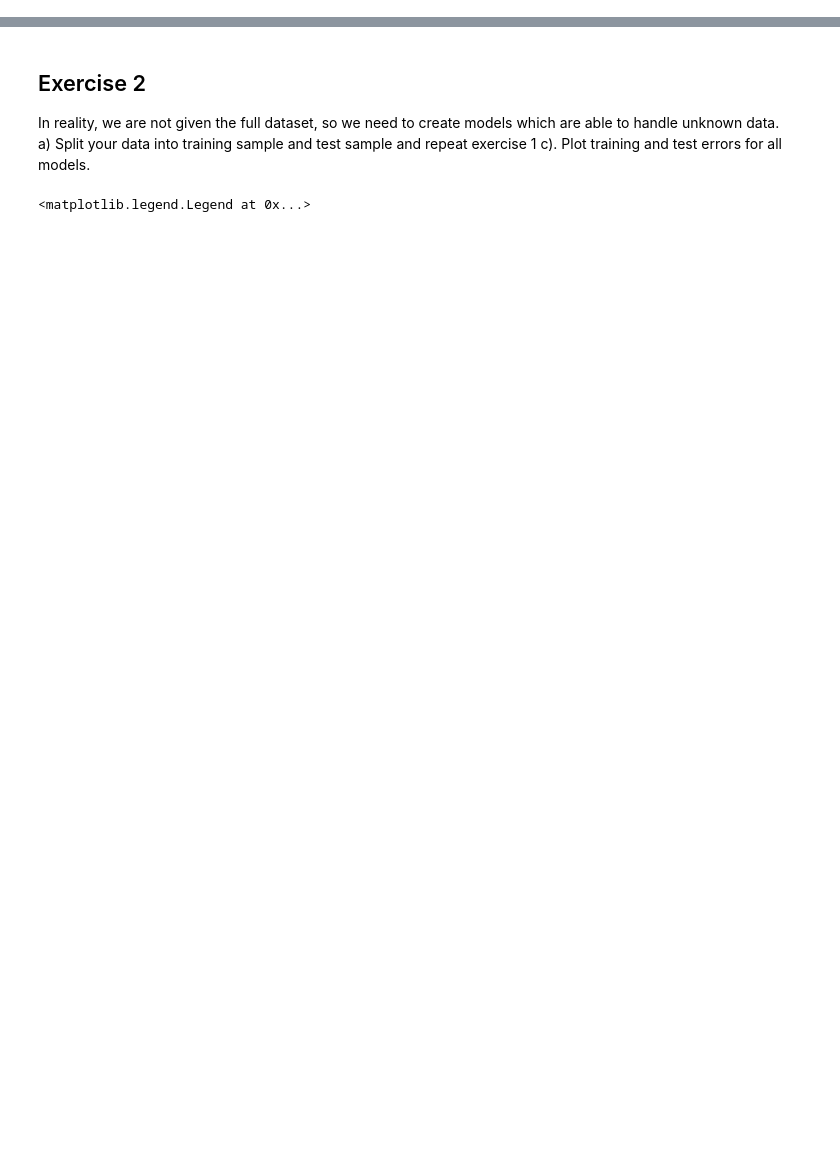
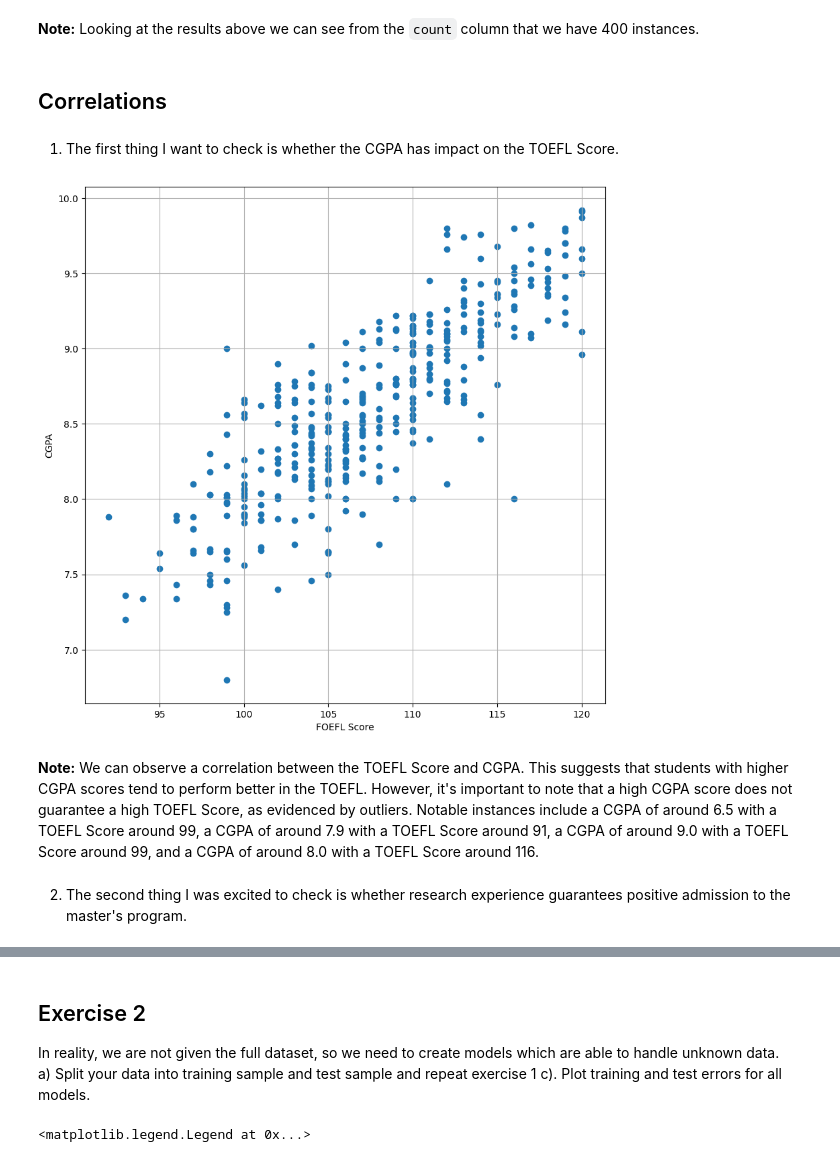
Before and after one commit to qojigedou/data_science, a Jupyter notebook: Assignment_opt_2_3_with_code.ipynb, the cells around one changed output, grey strips where cells are left out. Saved outputs shown, nothing was run; the diff lists cells and outputs as text; code cells hidden in the pictures; blank space fills up the shorter version.

```diff
--- a/Assignment_opt_2_3_with_code.ipynb
+++ b/Assignment_opt_2_3_with_code.ipynb
@@ -15,0 +87,19 @@ df = pd.read_csv('Admission_Predict.csv')
+# %% [markdown]
+**Note:** Looking at the results above we can see from the `count` column that we have 400 instances.
+# %% [markdown]
+## Correlations
+# %% [markdown]
+1. The first thing I want to check is whether the CGPA has impact on the TOEFL Score.
+# %%
+plt.scatter(df['TOEFL Score'], df['CGPA'])
+
+plt.xlabel("FOEFL Score")
+plt.ylabel("CGPA")
+
+plt.grid()
+# %% [output]
+[figure, added]
+# %% [markdown]
+**Note:** We can observe a correlation between the TOEFL Score and CGPA. This suggests that students with higher CGPA scores tend to perform better in the TOEFL. However, it's important to note that a high CGPA score does not guarantee a high TOEFL Score, as evidenced by outliers. Notable instances include a CGPA of around 6.5 with a TOEFL Score around 99, a CGPA of around 7.9 with a TOEFL Score around 91, a CGPA of around 9.0 with a TOEFL Score around 99, and a CGPA of around 8.0 with a TOEFL Score around 116.
+# %% [markdown]
+2. The second thing I was excited to check is whether research experience guarantees positive admission to the master's program.
```
Also changed, not shown: parts of 48 cells of this notebook, 1 other file.
